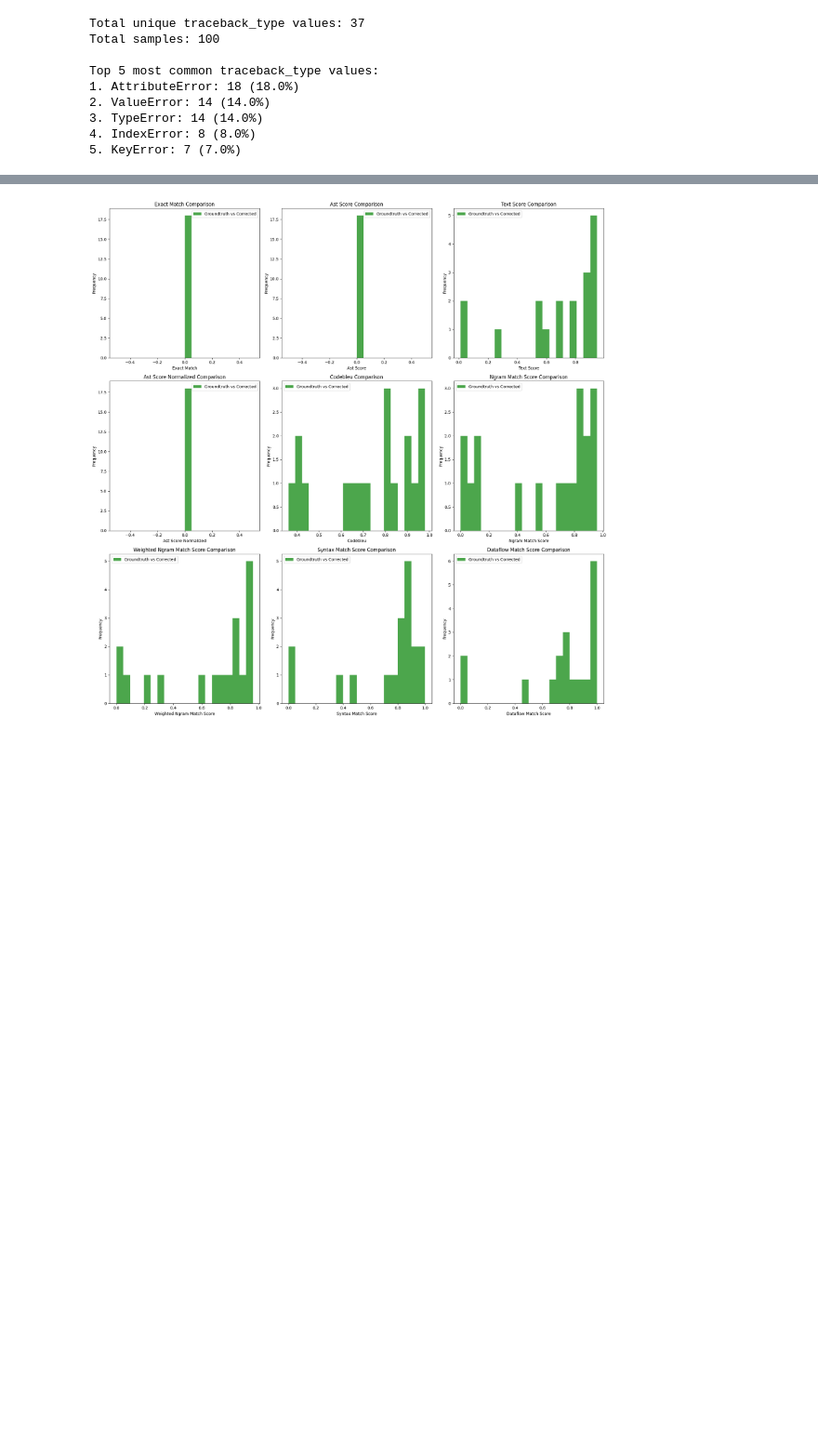
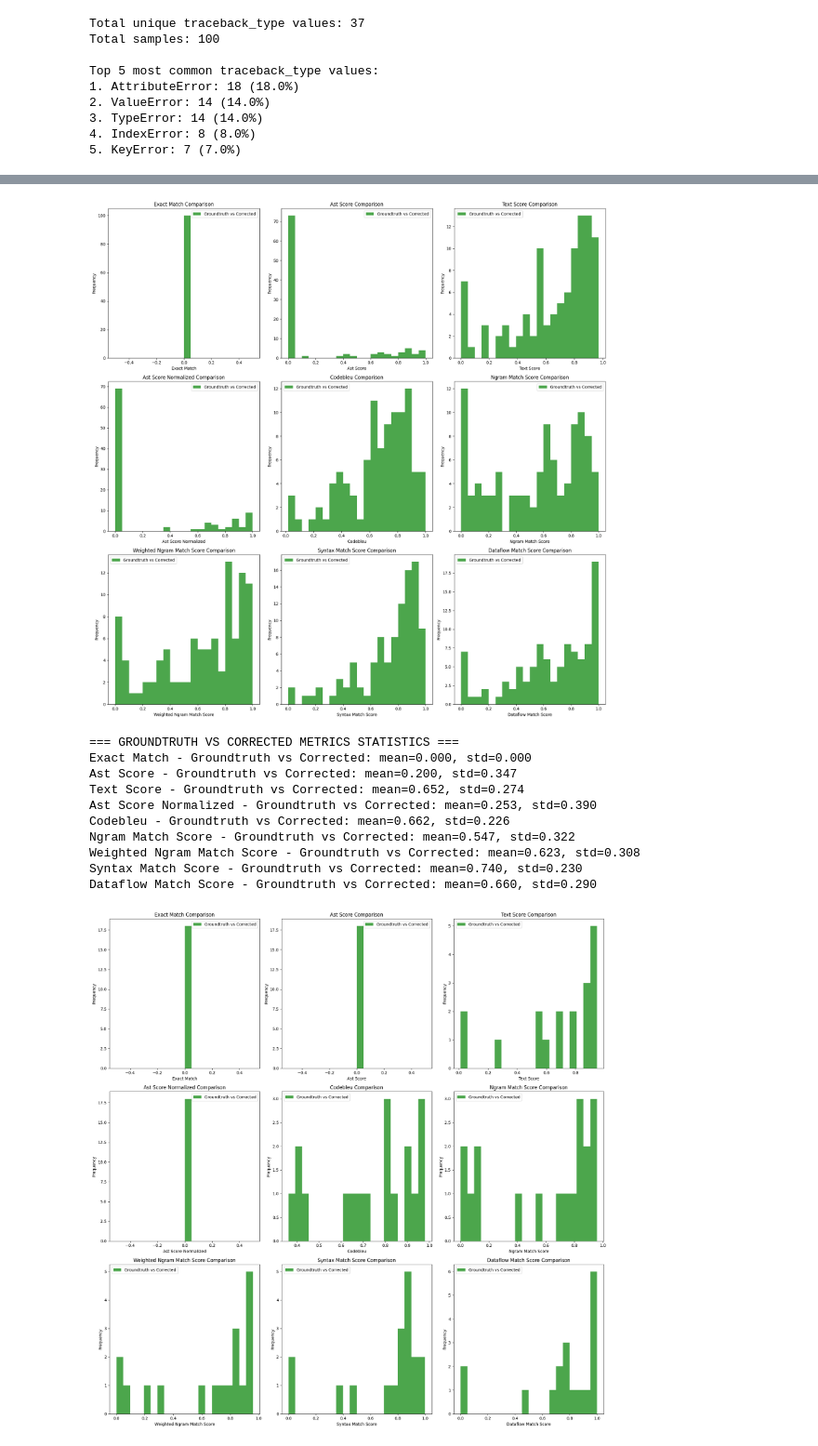
Before and after one commit to FernandoZanchitta/BugDetectiveAI, a Jupyter notebook: Bugdetectiveai/scr/notebooks/chat.ipynb, the cells around one changed output, grey strips where cells are left out. Shown: that part at 93% size. Cells and saved outputs as stored; diff of their text form; code cells hidden in the pictures; blank space fills up the shorter version.

```diff
--- a/Bugdetectiveai/scr/notebooks/chat.ipynb
+++ b/Bugdetectiveai/scr/notebooks/chat.ipynb
@@ -104,3 +127,17 @@ sample_data[sample_data['traceback_type'] == 'AttributeError'].head()
+# %%
+compare_groundtruth_vs_corrected_histograms(sample_data['after_merge'],sample_data['response_gpt-4o-mini'])
+# %% [output]
+[figure, added]
+=== GROUNDTRUTH VS CORRECTED METRICS STATISTICS ===
+Exact Match - Groundtruth vs Corrected: mean=0.000, std=0.000
+Ast Score - Groundtruth vs Corrected: mean=0.200, std=0.347
+Text Score - Groundtruth vs Corrected: mean=0.652, std=0.274
+Ast Score Normalized - Groundtruth vs Corrected: mean=0.253, std=0.390
+Codebleu - Groundtruth vs Corrected: mean=0.662, std=0.226
+Ngram Match Score - Groundtruth vs Corrected: mean=0.547, std=0.322
+Weighted Ngram Match Score - Groundtruth vs Corrected: mean=0.623, std=0.308
+Syntax Match Score - Groundtruth vs Corrected: mean=0.740, std=0.230
+Dataflow Match Score - Groundtruth vs Corrected: mean=0.660, std=0.290
 # %%
 compare_groundtruth_vs_corrected_histograms(sample_data[sample_data['traceback_type'] == 'AttributeError']['after_merge'],sample_data[sample_data['traceback_type'] == 'AttributeError']['response_gpt-4o-mini'])
 # %% [output]
```
Also changed, not shown: parts of 1 cell of this notebook.
